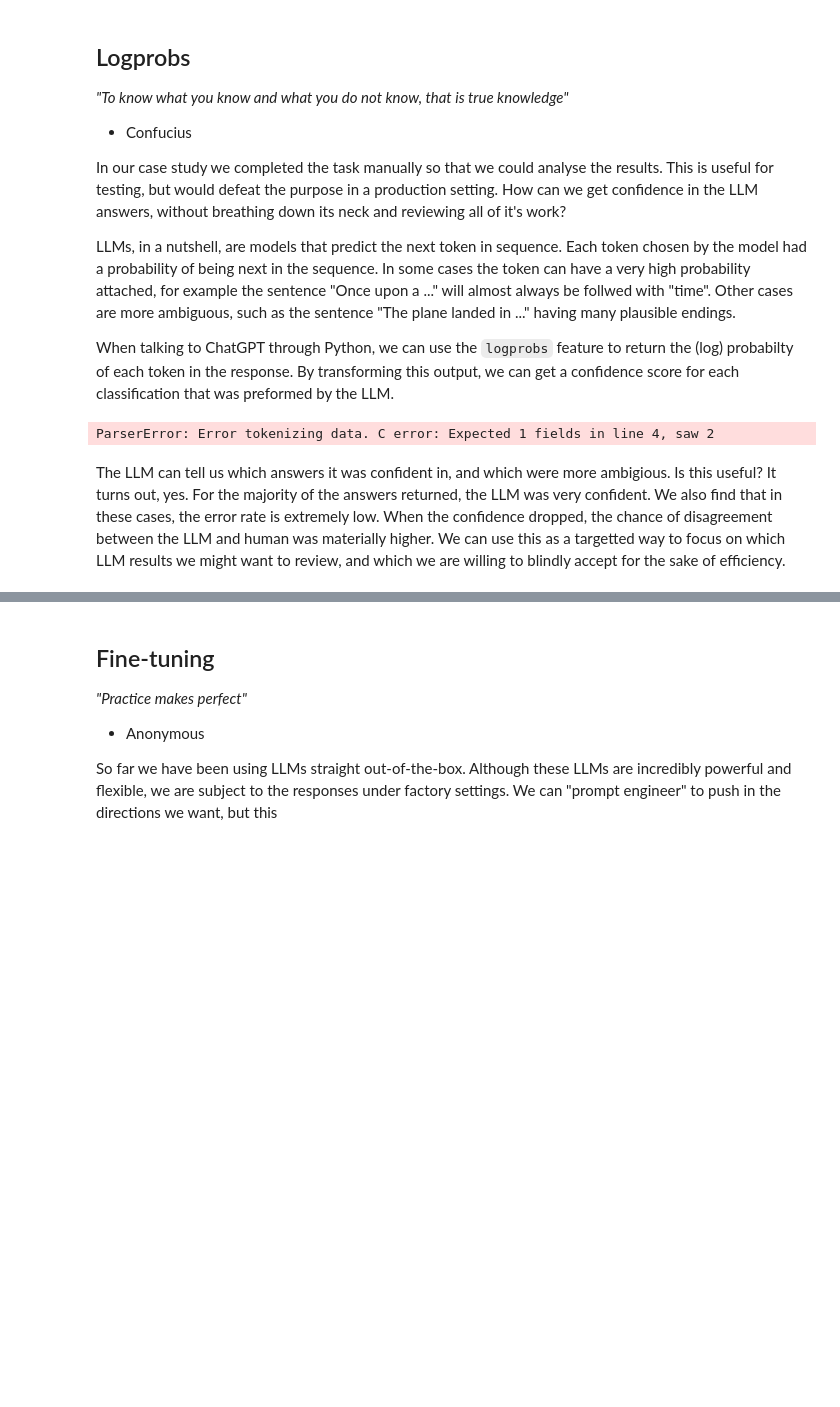
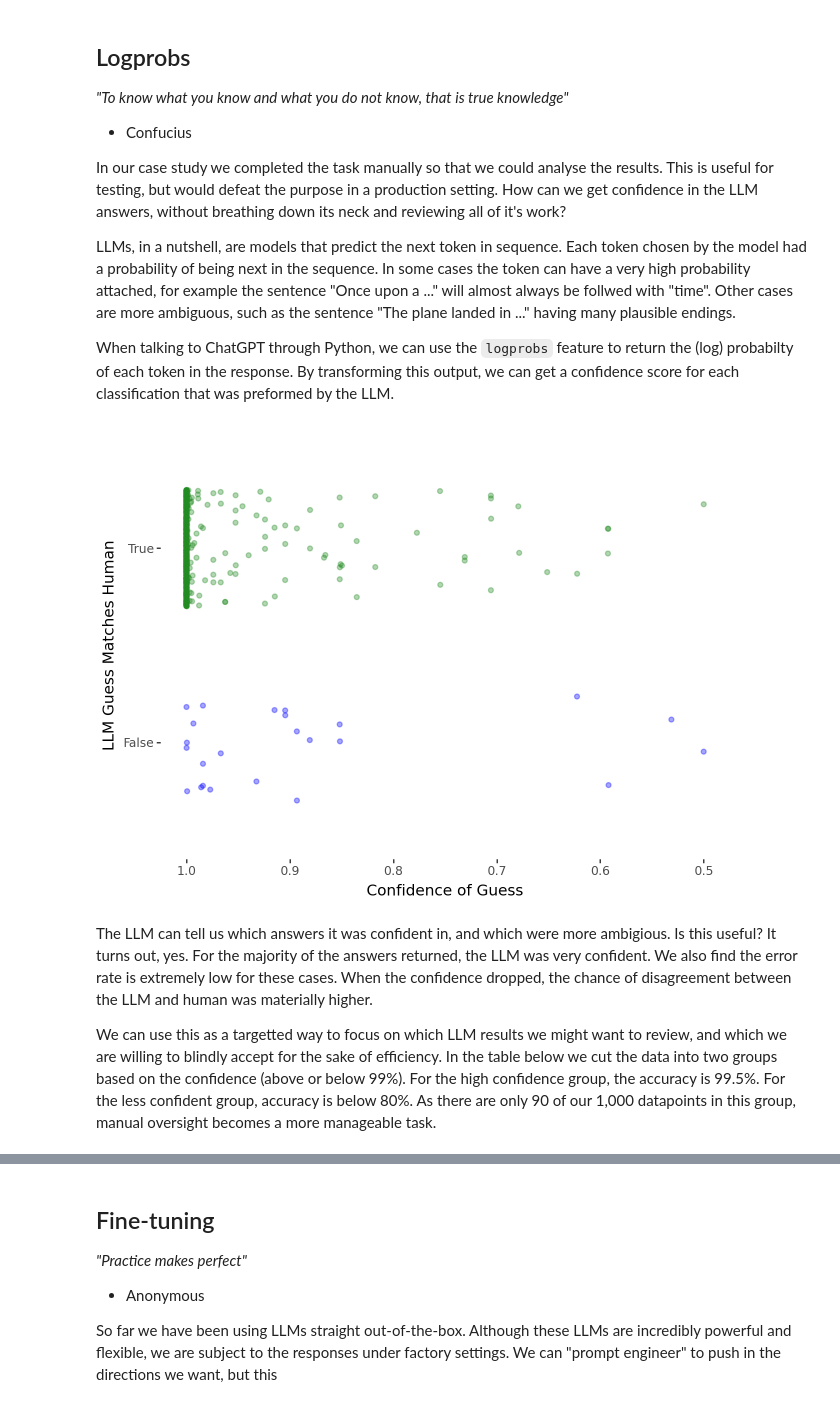
Before and after one commit to IFoA-LifeAI/LLM_ClaimClassification_Article, a Jupyter notebook: Article.ipynb, the cells around one changed output, grey strips where cells are left out. Drawn from its saved outputs; the diff is of its cells as text; code cells hidden in the pictures; blank space fills up the shorter version.

Commit message:
update article to add plot/table for logprobs

```diff
--- a/Article.ipynb
+++ b/Article.ipynb
@@ -52,9 +52,50 @@ LLMs, in a nutshell, are models that predict the next token in sequence. Each to
 When talking to ChatGPT through Python, we can use the `logprobs` feature to return the (log) probabilty of each token in the response. By transforming this output, we can get a confidence score for each classification that was preformed by the LLM.
 # %%
 
-# Plot of logprobs distributions of "correct" and "incorrect" responses
+import pandas as pd
+import numpy as np
+from pathlib import Path
+import great_tables as gt
+from plotnine import *
+np.random.seed(123)
+
+# Human predictions
+human_pred_csv = Path("./Data/cause_of_death.csv")
+cod_df = pd.read_csv(human_pred_csv)
+hm_df = cod_df[cod_df["train_test"] == "test"][[
+    "cause_of_death", "category_human"]]
+
+# AI predictions with logprobs
+llm_pred_csv = "output_openai_gpt_4o_logprobs"
+output_csv_path = Path("./Data/output_gpt_4o_base.csv")
+lp_df = pd.read_csv(output_csv_path)
+cols_keep = ["cause_of_death", "category", "confidence"]
+lp_df = lp_df.loc[:, cols_keep]
+
+# Compare
+rec = pd.merge(hm_df, lp_df, on="cause_of_death")
+rec["match"] = rec["category_human"] == rec["category"]
+
+# Plot
+(ggplot(rec, aes(y="confidence", x="match", color="match")) +
+    geom_jitter(width=0.3, alpha=0.35) +
+    coord_flip() +
+    scale_y_reverse() +
+    xlab("LLM Guess Matches Human") +
+    ylab("Confidence of Guess") +
+    scale_color_manual(values={True: "forestgreen", False: "blue"}) +
+    theme_bw() +
+    theme(
+        legend_position="none",
+        axis_line=element_blank(),      # removes axis lines (flip-safe)
+        panel_border=element_blank(),   # removes plot outline
+        panel_grid=element_blank()
+)
+)
 # %% [output]
-ParserError: Error tokenizing data. C error: Expected 1 fields in line 4, saw 2
+[figure, added]
 # %% [markdown]
-The LLM can tell us which answers it was confident in, and which were more ambigious. Is this useful? It turns out, yes. For the majority of the answers returned, the LLM was very confident. We also find that in these cases, the error rate is extremely low. When the confidence dropped, the chance of disagreement between the LLM and human was materially higher. We can use this as a targetted way to focus on which LLM results we might want to review, and which we are willing to blindly accept for the sake of efficiency.
+The LLM can tell us which answers it was confident in, and which were more ambigious. Is this useful? It turns out, yes. For the majority of the answers returned, the LLM was very confident. We also find the error rate is extremely low for these cases. When the confidence dropped, the chance of disagreement between the LLM and human was materially higher.
+
+We can use this as a targetted way to focus on which LLM results we might want to review, and which we are willing to blindly accept for the sake of efficiency. In the table below we cut the data into two groups based on the confidence (above or below 99%). For the high confidence group, the accuracy is 99.5%. For the less confident group, accuracy is below 80%. As there are only 90 of our 1,000 datapoints in this group, manual oversight becomes a more manageable task.
 # %%
```
Also changed, not shown: parts of 1 cell of this notebook, 1 other file.
